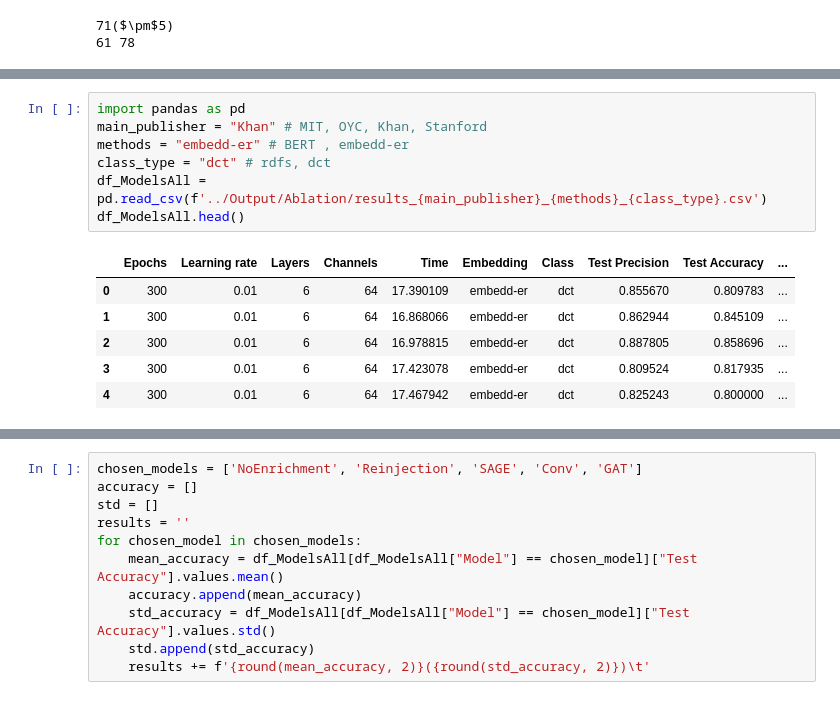
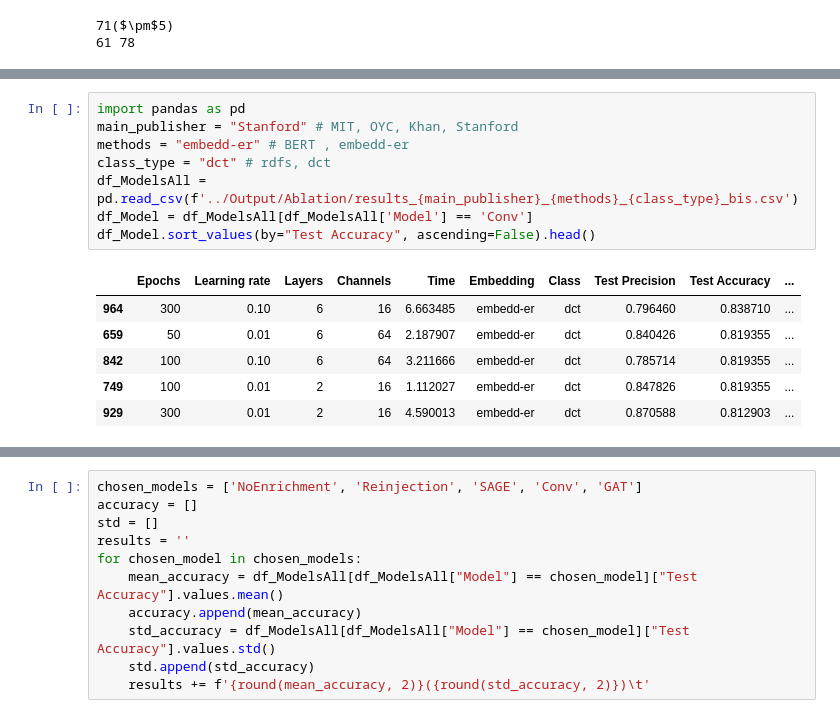
Before and after one commit to AymenRaouf/PrecedabilityOER, a Jupyter notebook: Evaluation/Results.ipynb, the cells around one changed output, grey strips where cells are left out. Drawn from its saved outputs; the diff is of its cells as text.

```diff
--- a/Evaluation/Results.ipynb
+++ b/Evaluation/Results.ipynb
@@ -41,14 +39,15 @@ print(f'{int(round(df_ModelSAGE["Test Accuracy"].values.mean(), 2) * 100)}($\pm$
 # %%
 import pandas as pd
-main_publisher = "Khan" # MIT, OYC, Khan, Stanford
+main_publisher = "Stanford" # MIT, OYC, Khan, Stanford
 methods = "embedd-er" # BERT , embedd-er
 class_type = "dct" # rdfs, dct
-df_ModelsAll = pd.read_csv(f'../Output/Ablation/results_{main_publisher}_{methods}_{class_type}.csv')
-df_ModelsAll.head()
+df_ModelsAll = pd.read_csv(f'../Output/Ablation/results_{main_publisher}_{methods}_{class_type}_bis.csv')
+df_Model = df_ModelsAll[df_ModelsAll['Model'] == 'Conv']
+df_Model.sort_values(by="Test Accuracy", ascending=False).head()
 # %% [output]
 |  | Epochs | Learning rate | Layers | Channels | Time | Embedding | Class | Test Precision | Test Accuracy | ... |
-| 0 | 300 | 0.01 | 6 | 64 | 17.390109 | embedd-er | dct | 0.855670 | 0.809783 | ... |
-| 1 | 300 | 0.01 | 6 | 64 | 16.868066 | embedd-er | dct | 0.862944 | 0.845109 | ... |
-| 2 | 300 | 0.01 | 6 | 64 | 16.978815 | embedd-er | dct | 0.887805 | 0.858696 | ... |
-| 3 | 300 | 0.01 | 6 | 64 | 17.423078 | embedd-er | dct | 0.809524 | 0.817935 | ... |
-| 4 | 300 | 0.01 | 6 | 64 | 17.467942 | embedd-er | dct | 0.825243 | 0.800000 | ... |
+| 964 | 300 | 0.10 | 6 | 16 | 6.663485 | embedd-er | dct | 0.796460 | 0.838710 | ... |
+| 659 | 50 | 0.01 | 6 | 64 | 2.187907 | embedd-er | dct | 0.840426 | 0.819355 | ... |
+| 842 | 100 | 0.10 | 6 | 64 | 3.211666 | embedd-er | dct | 0.785714 | 0.819355 | ... |
+| 749 | 100 | 0.01 | 2 | 16 | 1.112027 | embedd-er | dct | 0.847826 | 0.819355 | ... |
+| 929 | 300 | 0.01 | 2 | 16 | 4.590013 | embedd-er | dct | 0.870588 | 0.812903 | ... |
```
Also changed, not shown: parts of 2 cells of this notebook, 54 other files.
